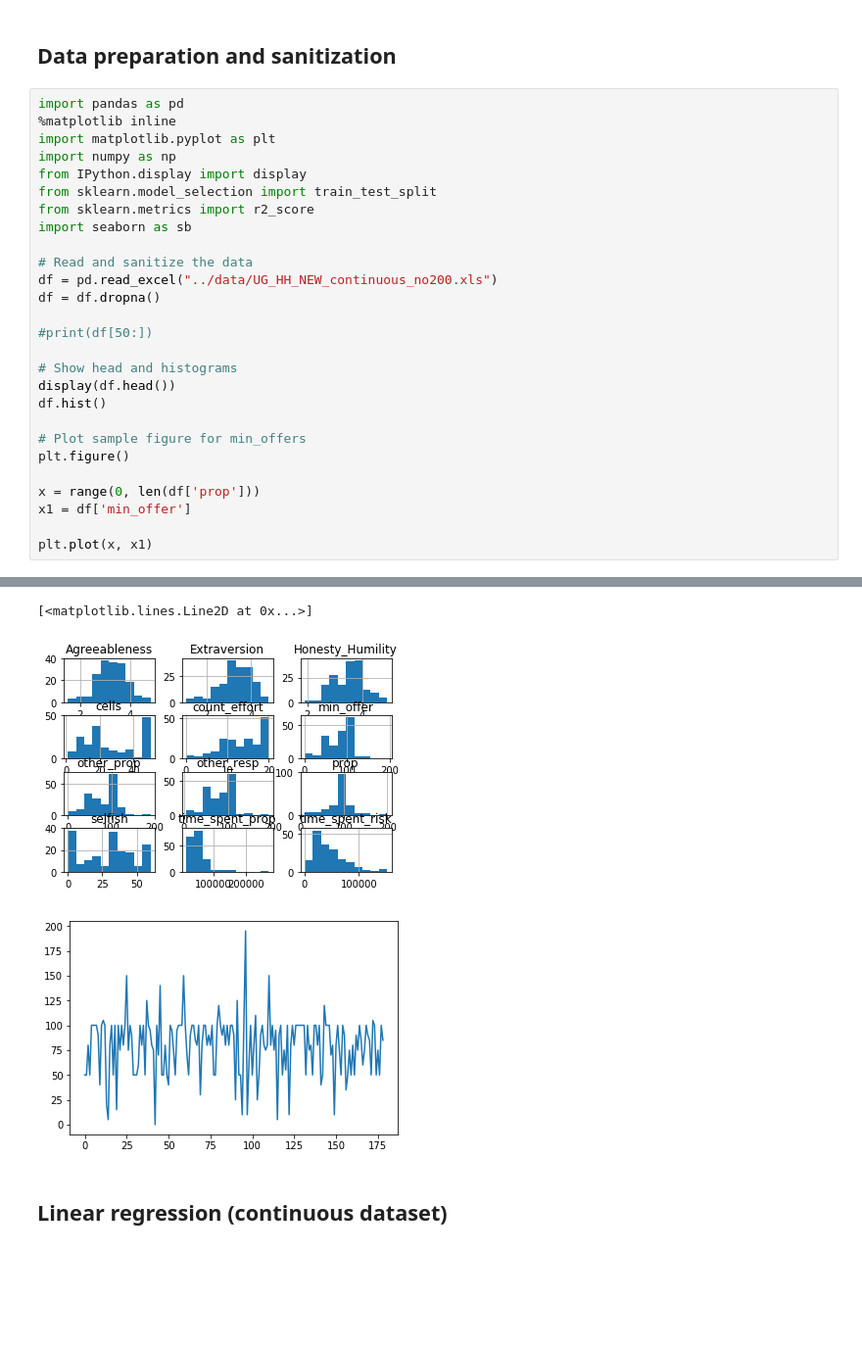
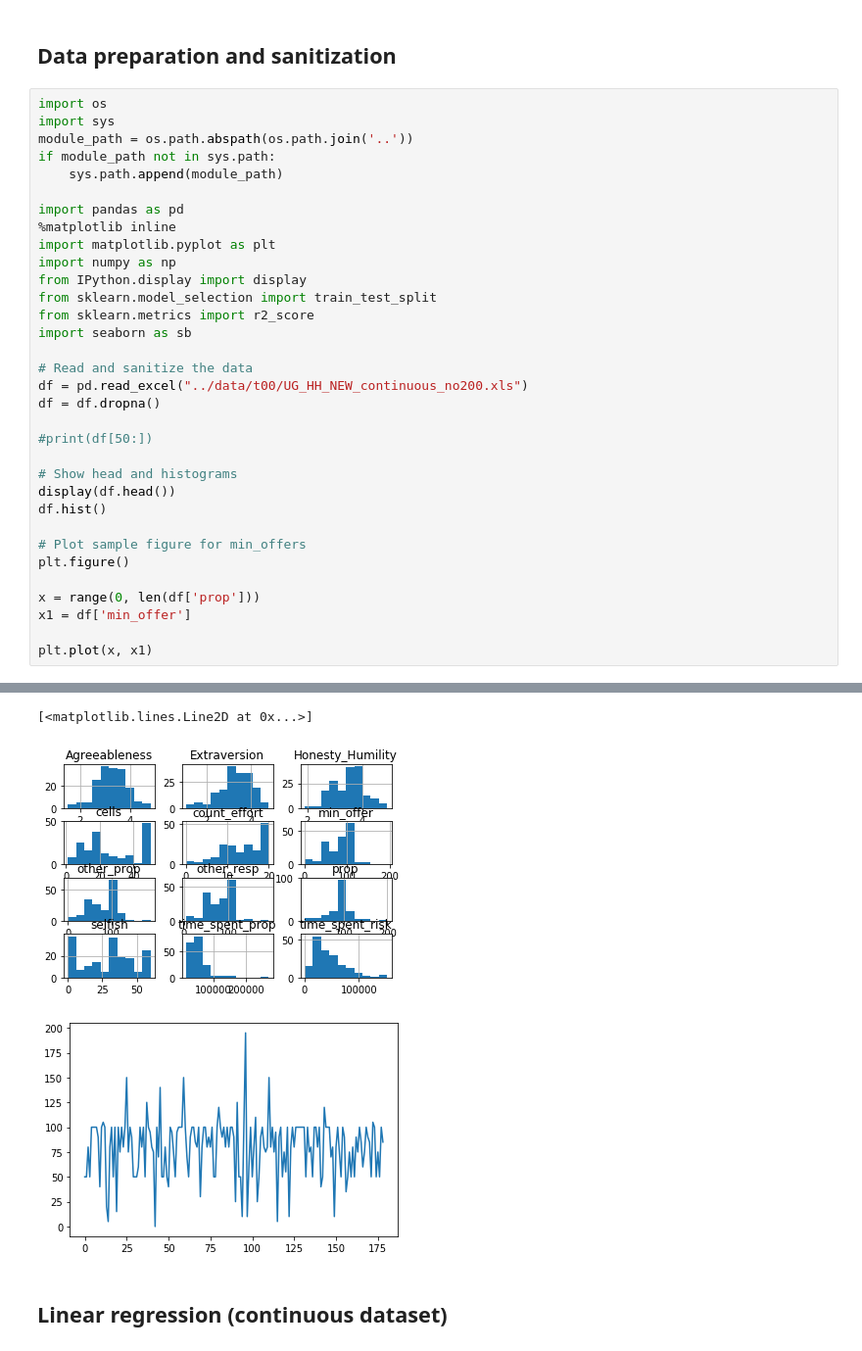
Before and after one commit to afranck64/ultimatum, a Jupyter notebook: notebooks/Models-build.ipynb, the cells around one changed output, grey strips where cells are left out. Shown at 98% size. Saved outputs shown, nothing was run; the diff lists cells and outputs as text; blank space fills up the shorter version.

```diff
--- a/notebooks/Models-build.ipynb
+++ b/notebooks/Models-build.ipynb
@@ -1,42 +1,48 @@
 # %% [markdown]
 ## Data preparation and sanitization
 # %%
+import os
+import sys
+module_path = os.path.abspath(os.path.join('..'))
+if module_path not in sys.path:
+    sys.path.append(module_path)
+
 import pandas as pd
 %matplotlib inline
 import matplotlib.pyplot as plt
 import numpy as np
 from IPython.display import display
 from sklearn.model_selection import train_test_split
 from sklearn.metrics import r2_score
 import seaborn as sb
 
 # Read and sanitize the data
-df = pd.read_excel("../data/UG_HH_NEW_continuous_no200.xls")
+df = pd.read_excel("../data/t00/UG_HH_NEW_continuous_no200.xls")
 df = df.dropna()
 
 #print(df[50:])
 
 # Show head and histograms
 display(df.head())
 df.hist()
 
 # Plot sample figure for min_offers
 plt.figure()
 
 x = range(0, len(df['prop']))
 x1 = df['min_offer']
 
 plt.plot(x, x1)
 # %% [output]
 |  | prop | other_resp | other_prop | time_spent_risk | cells | selfish | time_spent_prop | count_effort | ... |
 | 0 | 50 | 50 | 50 | 43000 | 26 | 60 | 31000 | 20 | ... |
 | 1 | 50 | 20 | 20 | 12000 | 7 | 20 | 38000 | 20 | ... |
 | 2 | 120 | 50 | 80 | 88000 | 50 | 20 | 69000 | 12 | ... |
 | 3 | 50 | 50 | 50 | 24000 | 50 | 60 | 26000 | 14 | ... |
 | 4 | 100 | 50 | 50 | 137000 | 24 | 60 | 43000 | 4 | ... |
 [<matplotlib.lines.Line2D at 0x...>]
-[figure, old version]
+[figure, new version]
-[figure, old version]
+[figure, new version]
 # %% [markdown]
 ## Linear regression (continuous dataset)
 # %%
```
Also changed, not shown: parts of 3 cells of this notebook, 34 other files.
